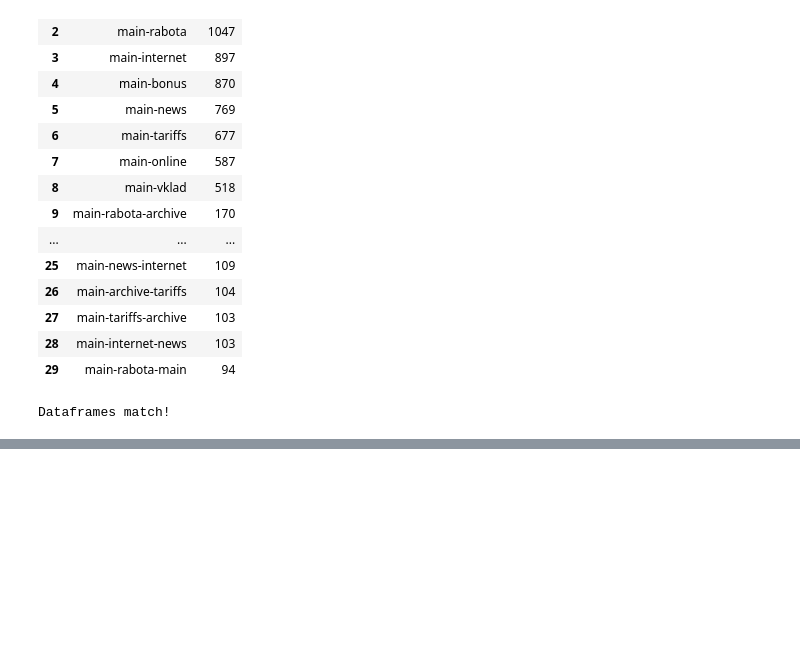
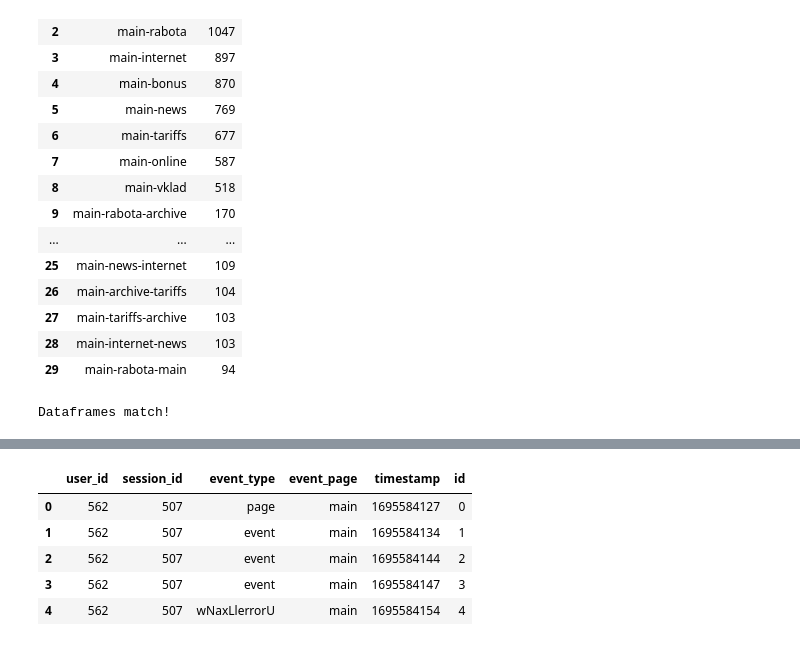
Before and after one commit to BeteLgis/MDS-LSML1_SGA, a Jupyter notebook: sga-task.ipynb, the cells around one changed output, grey strips where cells are left out. Drawn from its saved outputs; the diff is of its cells as text; code cells hidden in the pictures; blank space fills up the shorter version.

```diff
--- a/sga-task.ipynb
+++ b/sga-task.ipynb
@@ -296,0 +327,11 @@ Dataframes match!
+# %%
+clicks1 = se.read.csv('hdfs:/data/clickstream1.csv', sep='\t', header=True)
+clicks1.createOrReplaceTempView('clicks1')
+clicks1.limit(5).toPandas()
+# %% [output]
+|  | user_id | session_id | event_type | event_page | timestamp | id |
+| 0 | 562 | 507 | page | main | 1695584127 | 0 |
+| 1 | 562 | 507 | event | main | 1695584134 | 1 |
+| 2 | 562 | 507 | event | main | 1695584144 | 2 |
+| 3 | 562 | 507 | event | main | 1695584147 | 3 |
+| 4 | 562 | 507 | wNaxLlerrorU | main | 1695584154 | 4 |
```
Also changed, not shown: parts of 52 cells of this notebook, 13 other files.
